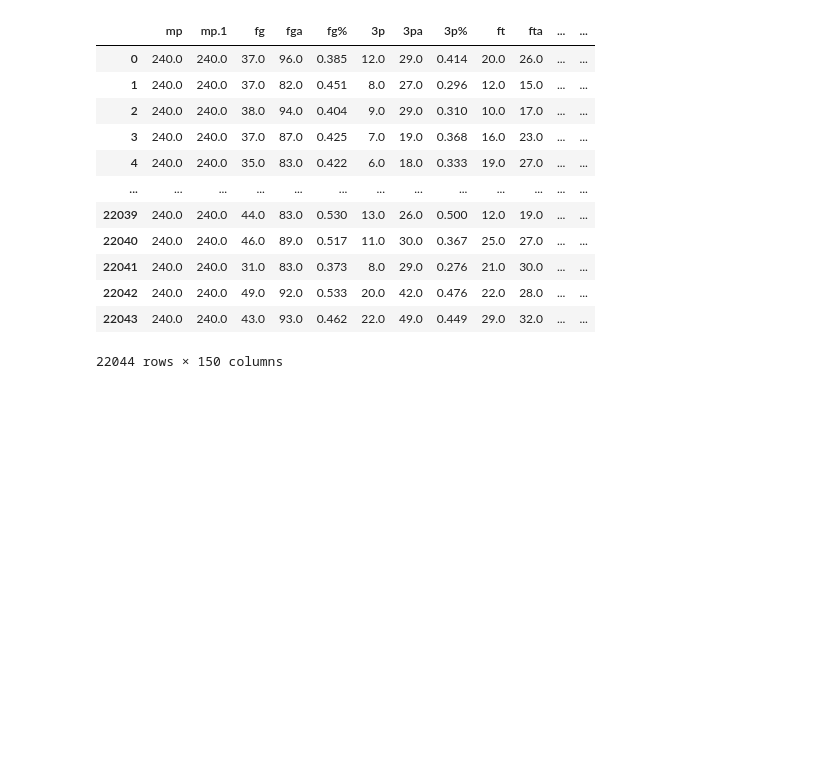
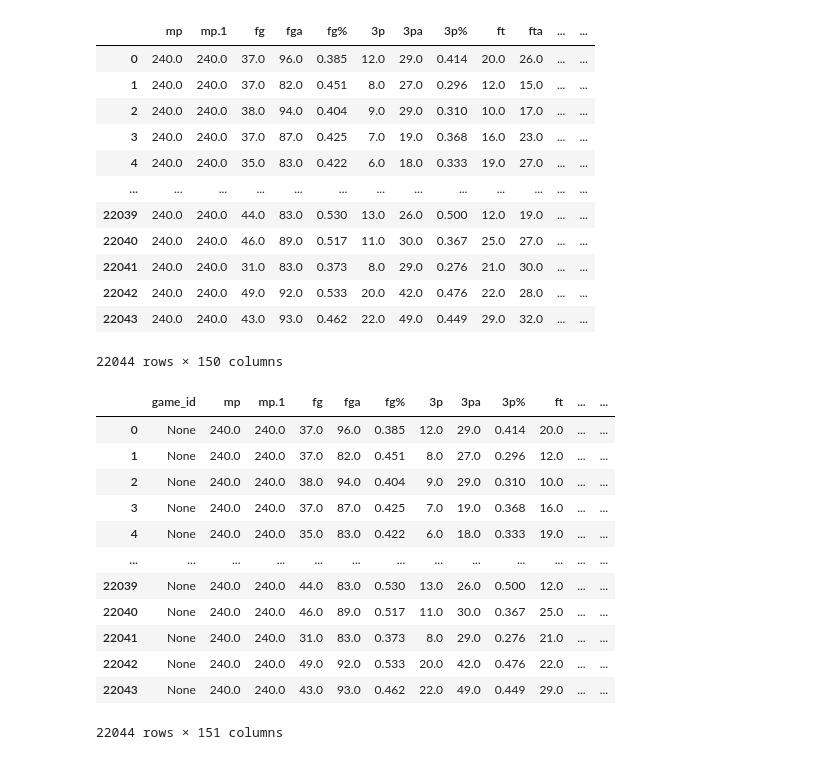
Before and after one commit to rqian239/RunTime, a Jupyter notebook: runtime/notebooks/data_processing/find_game_ids.ipynb, the cells around one changed output. Saved outputs shown, nothing was run; the diff lists cells and outputs as text; code cells hidden in the pictures; blank space fills up the shorter version.

Commit message:
Progress on pulling game ids

```diff
--- a/runtime/notebooks/data_processing/find_game_ids.ipynb
+++ b/runtime/notebooks/data_processing/find_game_ids.ipynb
@@ -24,6 +26,24 @@ df
 | 22042 | 240.0 | 240.0 | 49.0 | 92.0 | 0.533 | 20.0 | 42.0 | 0.476 | 22.0 | 28.0 | ... | ... |
 | 22043 | 240.0 | 240.0 | 43.0 | 93.0 | 0.462 | 22.0 | 49.0 | 0.449 | 29.0 | 32.0 | ... | ... |
 22044 rows × 150 columns
+# %%
+# Create a "game_id" column and move to the front
+df.insert(0, 'game_id', None)
+df
+# %% [output]
+|  | game_id | mp | mp.1 | fg | fga | fg% | 3p | 3pa | 3p% | ft | ... | ... |
+| 0 | None | 240.0 | 240.0 | 37.0 | 96.0 | 0.385 | 12.0 | 29.0 | 0.414 | 20.0 | ... | ... |
+| 1 | None | 240.0 | 240.0 | 37.0 | 82.0 | 0.451 | 8.0 | 27.0 | 0.296 | 12.0 | ... | ... |
+| 2 | None | 240.0 | 240.0 | 38.0 | 94.0 | 0.404 | 9.0 | 29.0 | 0.310 | 10.0 | ... | ... |
+| 3 | None | 240.0 | 240.0 | 37.0 | 87.0 | 0.425 | 7.0 | 19.0 | 0.368 | 16.0 | ... | ... |
+| 4 | None | 240.0 | 240.0 | 35.0 | 83.0 | 0.422 | 6.0 | 18.0 | 0.333 | 19.0 | ... | ... |
+| ... | ... | ... | ... | ... | ... | ... | ... | ... | ... | ... | ... | ... |
+| 22039 | None | 240.0 | 240.0 | 44.0 | 83.0 | 0.530 | 13.0 | 26.0 | 0.500 | 12.0 | ... | ... |
+| 22040 | None | 240.0 | 240.0 | 46.0 | 89.0 | 0.517 | 11.0 | 30.0 | 0.367 | 25.0 | ... | ... |
+| 22041 | None | 240.0 | 240.0 | 31.0 | 83.0 | 0.373 | 8.0 | 29.0 | 0.276 | 21.0 | ... | ... |
+| 22042 | None | 240.0 | 240.0 | 49.0 | 92.0 | 0.533 | 20.0 | 42.0 | 0.476 | 22.0 | ... | ... |
+| 22043 | None | 240.0 | 240.0 | 43.0 | 93.0 | 0.462 | 22.0 | 49.0 | 0.449 | 29.0 | ... | ... |
+22044 rows × 151 columns
 # %%
 # Create a python dict to store team ids
 team_ids = dict()
```
Also changed, not shown: parts of 4 cells of this notebook, 1 other file.
